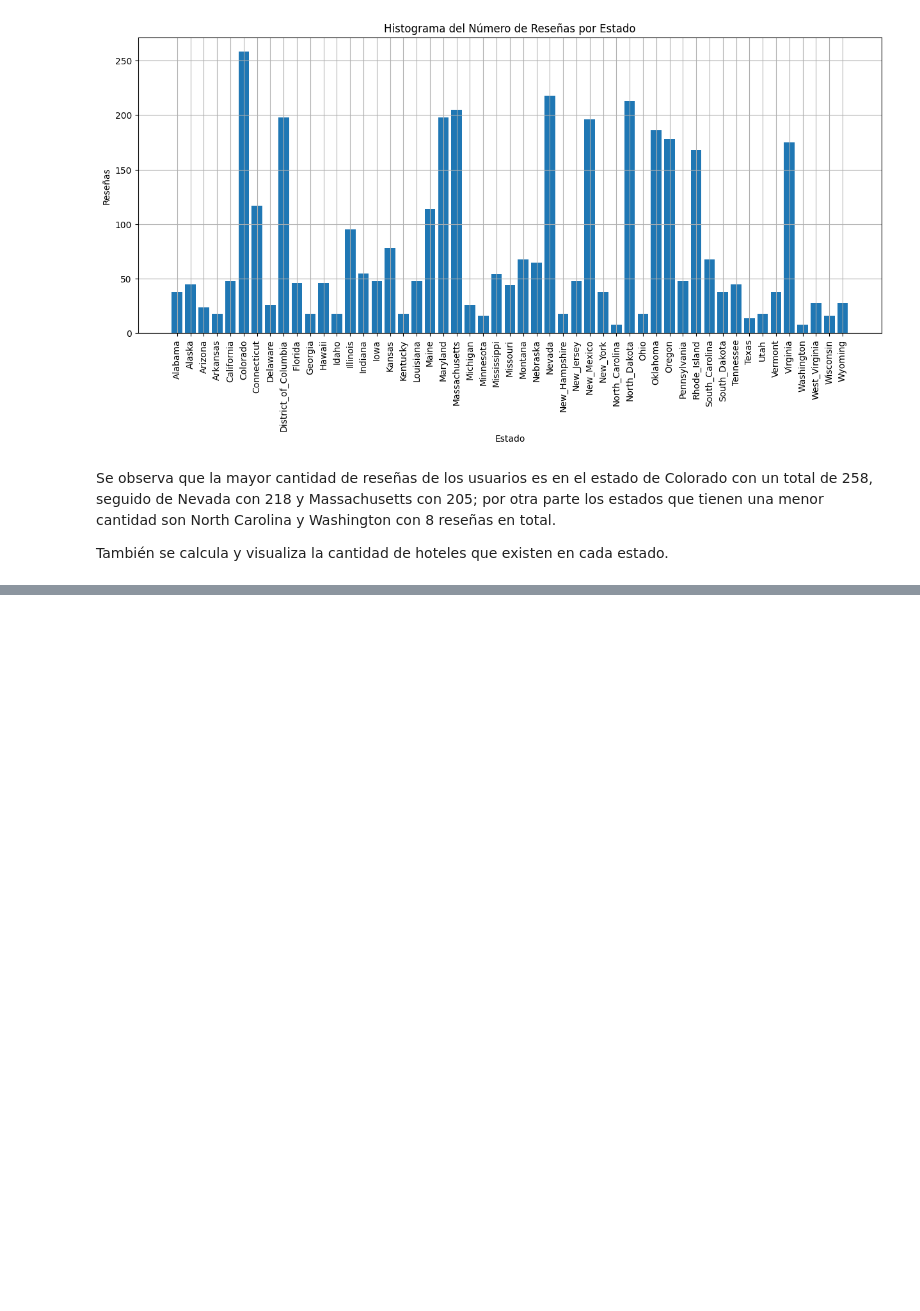
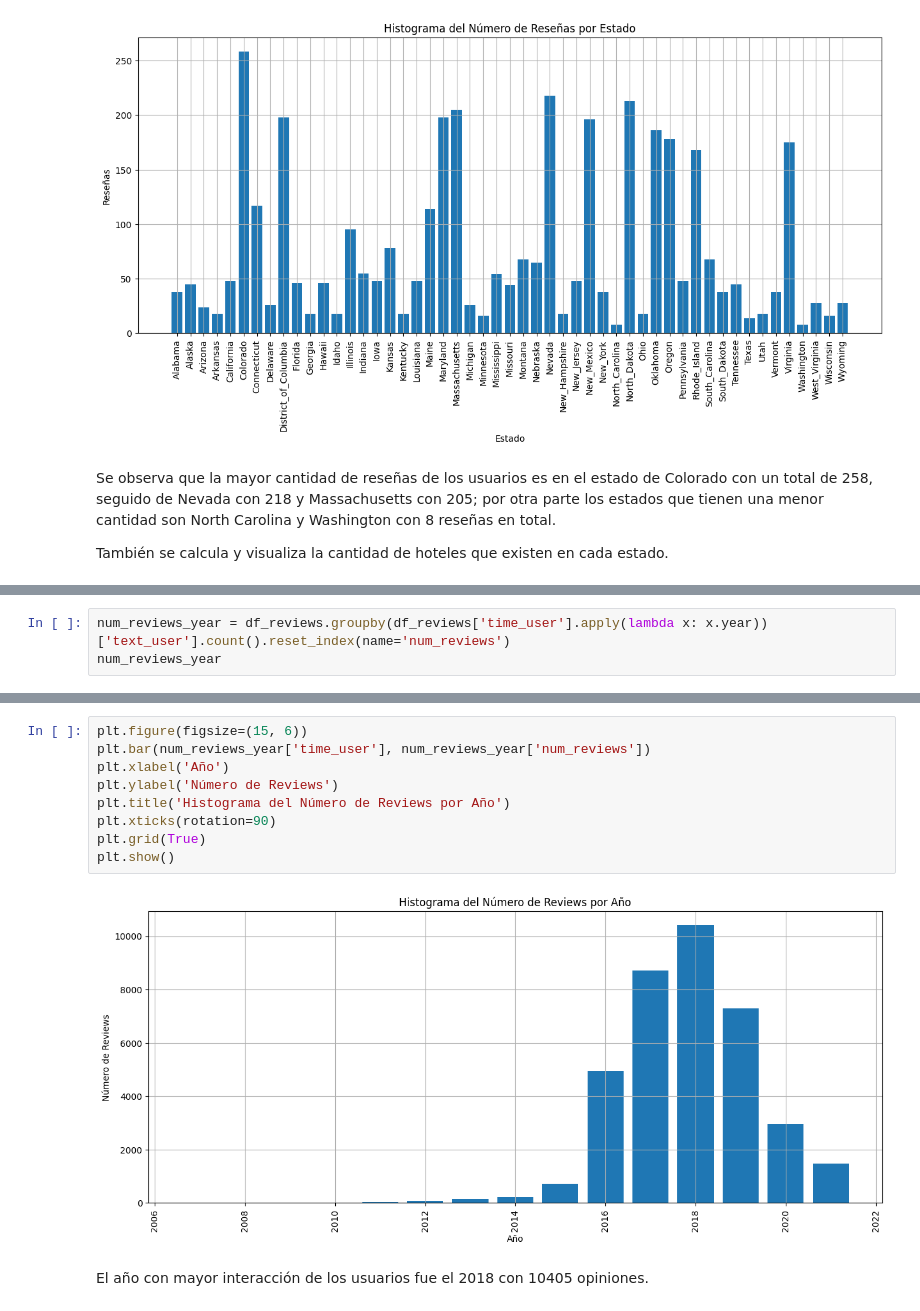
Before and after one commit to cistelsa/Commerce_Data_Analysis_and_Recommendations, a Jupyter notebook: 3_EDA/EDA_GM.ipynb, the cells around one changed output, grey strips where cells are left out. Cells and saved outputs as stored; diff of their text form; blank space fills up the shorter version.

```diff
--- a/3_EDA/EDA_GM.ipynb
+++ b/3_EDA/EDA_GM.ipynb
@@ -198,0 +205,3 @@ Se observa que la mayor cantidad de hoteles se encuentra en el estado de Texas c
+# %%
+num_reviews_year = df_reviews.groupby(df_reviews['time_user'].apply(lambda x: x.year))['text_user'].count().reset_index(name='num_reviews')
+num_reviews_year
@@ -198,0 +225,13 @@ Se observa que la mayor cantidad de hoteles se encuentra en el estado de Texas c
+# %%
+plt.figure(figsize=(15, 6))
+plt.bar(num_reviews_year['time_user'], num_reviews_year['num_reviews'])
+plt.xlabel('Año')
+plt.ylabel('Número de Reviews')
+plt.title('Histograma del Número de Reviews por Año')
+plt.xticks(rotation=90)
+plt.grid(True)
+plt.show()
+# %% [output]
+[figure, added]
+# %% [markdown]
+El año con mayor interacción de los usuarios fue el 2018 con 10405 opiniones.
```
Also changed, not shown: parts of 14 cells of this notebook.
